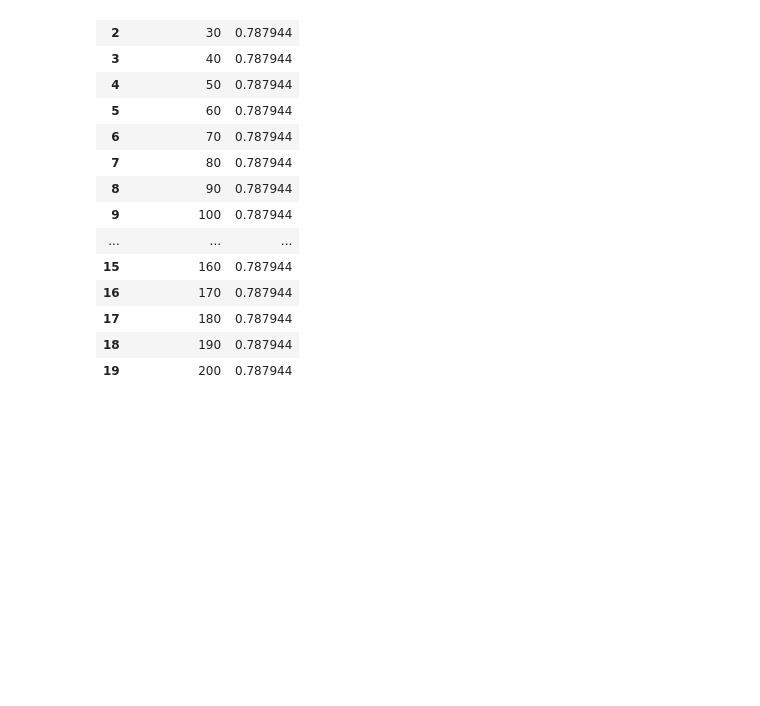
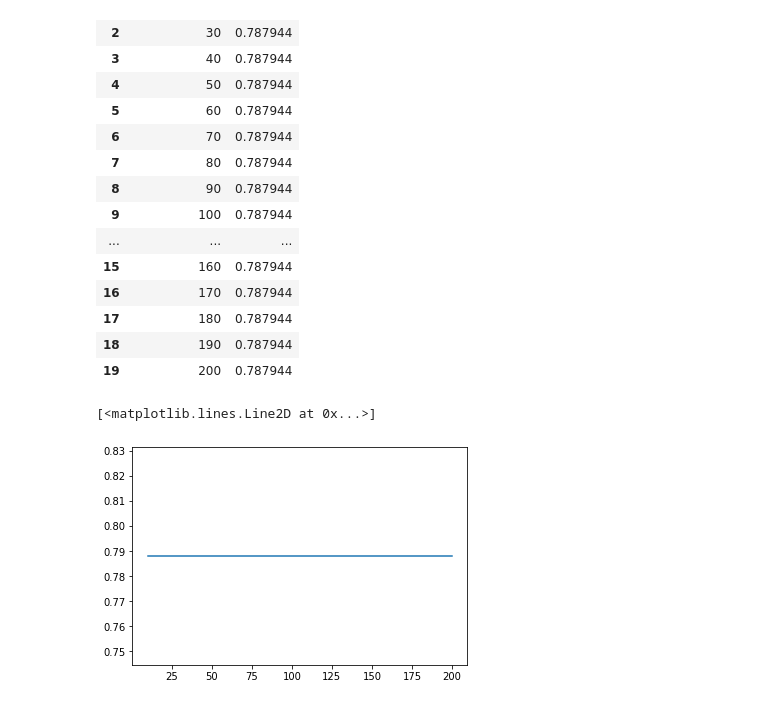
Before and after one commit to carlos-alves-one/ML-Zoomcamp-Week-6, a Jupyter notebook: ML_Zoomcamp_Week_6.ipynb, the cells around one changed output. Cells and saved outputs as stored; diff of their text form; code cells hidden in the pictures; blank space fills up the shorter version.

```diff
--- a/ML_Zoomcamp_Week_6.ipynb
+++ b/ML_Zoomcamp_Week_6.ipynb
@@ -1179,3 +1179,9 @@ df_scores
 | 17 | 180 | 0.787944 |
 | 18 | 190 | 0.787944 |
 | 19 | 200 | 0.787944 |
+# %%
+# Plot the dataframe scores
+plt.plot(df_scores.n_estimators, df_scores.auc)
+# %% [output]
+[<matplotlib.lines.Line2D at 0x...>]
+[figure, added]
```
Also changed, not shown: parts of 8 cells of this notebook.
